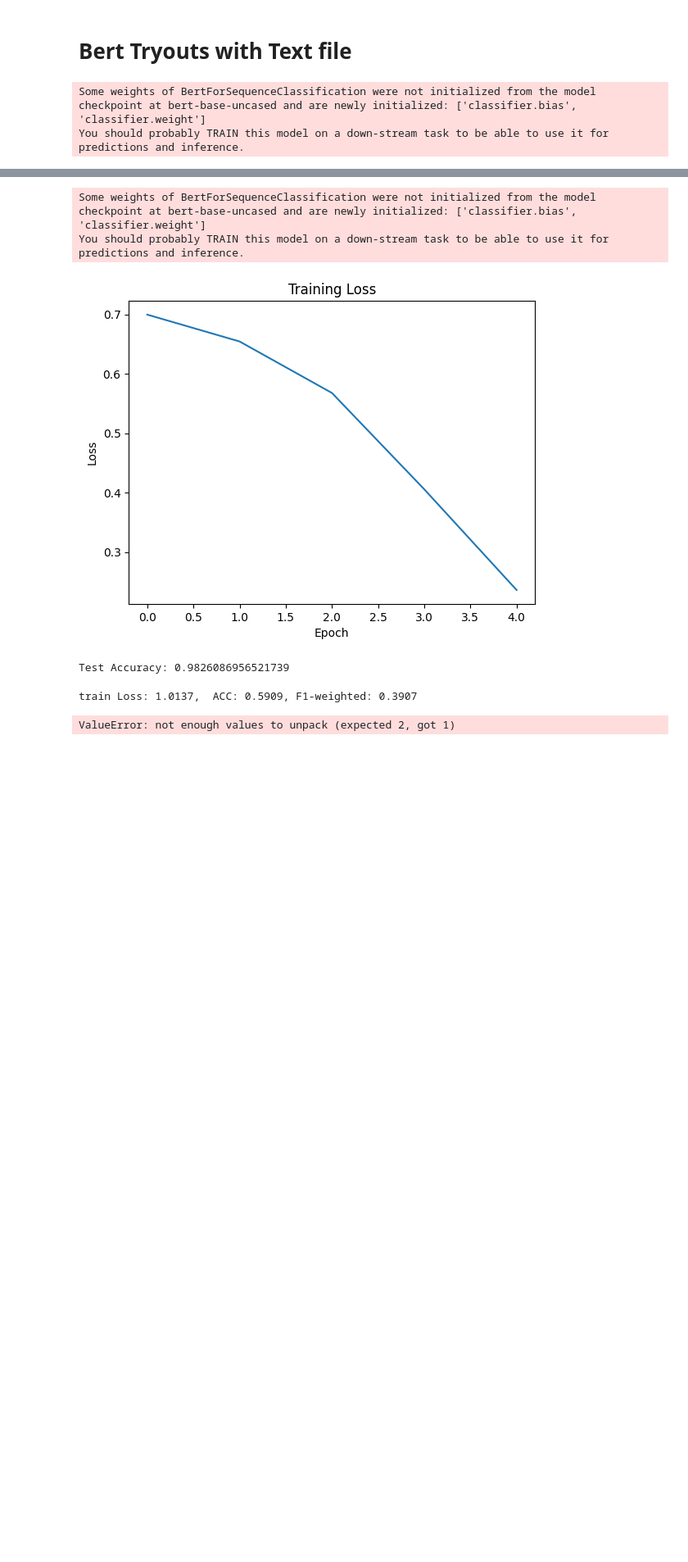
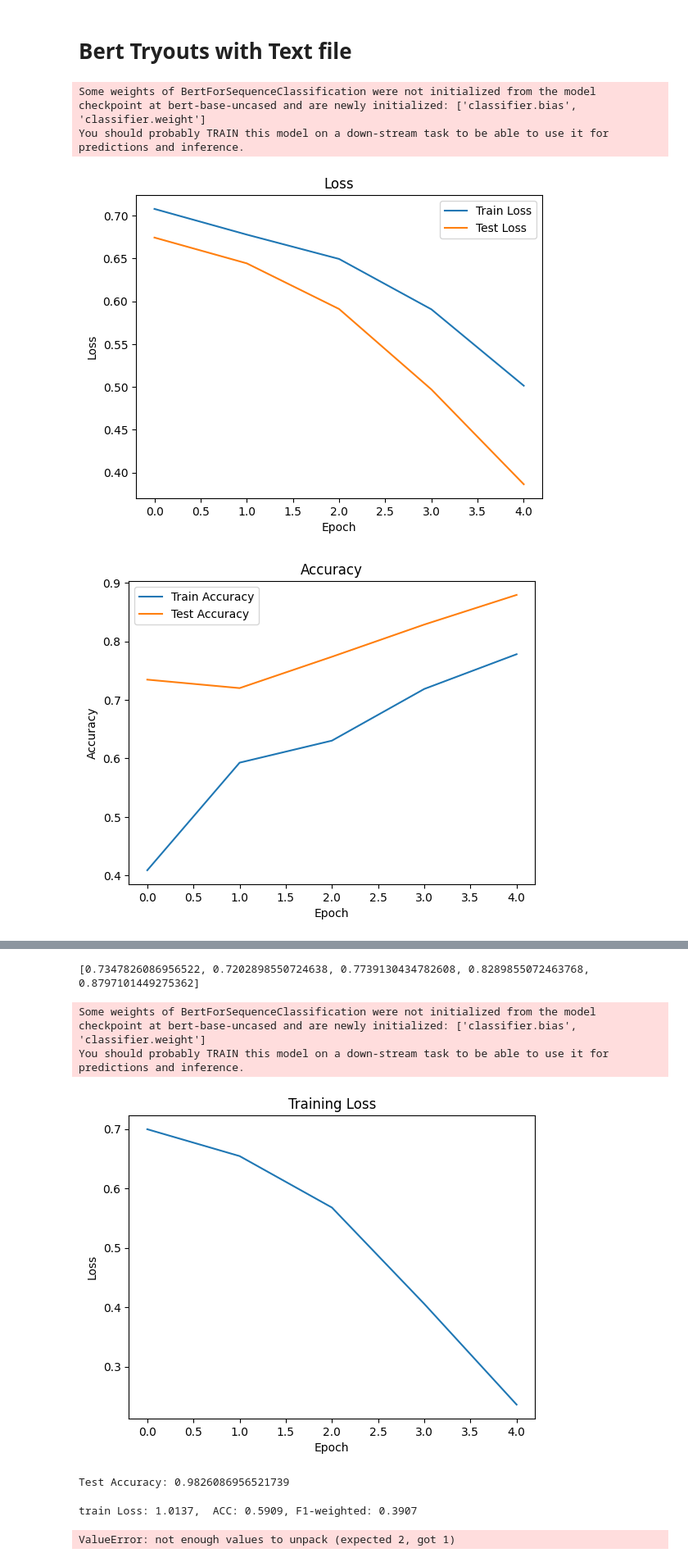
Before and after one commit to sinarollin/Inclusiveness-in-Sarcasm-Detection, a Jupyter notebook: text_try-Bert.ipynb, the cells around one changed output, grey strips where cells are left out. Shown: that part at 82% size. Saved outputs shown, nothing was run; the diff lists cells and outputs as text; code cells hidden in the pictures; blank space fills up the shorter version.

```diff
--- a/text_try-Bert.ipynb
+++ b/text_try-Bert.ipynb
@@ -173,35 +173,37 @@ for epoch in range(epochs):
     train_f1_scores.append(f1_score(epoch_labels, epoch_preds, average='weighted'))
 
     # Evaluate on test data
-    test_loss, test_accuracy, test_f1 = evaluate(model, dataset, device)
+    test_loss, test_accuracy, test_f1 = evaluate(model, dataloader, device)
     test_losses.append(test_loss)
     test_accuracies.append(test_accuracy)
     test_f1_scores.append(test_f1)
 
 # After all epochs, plot the metrics
 plt.plot(train_losses, label='Train Loss')
 plt.plot(test_losses, label='Test Loss')
 plt.title('Loss')
 plt.xlabel('Epoch')
 plt.ylabel('Loss')
 plt.legend()
 plt.show()
 
 plt.plot(train_accuracies, label='Train Accuracy')
 plt.plot(test_accuracies, label='Test Accuracy')
 plt.title('Accuracy')
 plt.xlabel('Epoch')
 plt.ylabel('Accuracy')
 plt.legend()
 plt.show()
 
 plt.plot(train_f1_scores, label='Train F1 Score')
 plt.plot(test_f1_scores, label='Test F1 Score')
 plt.title('F1 Score')
 plt.xlabel('Epoch')
 plt.ylabel('F1 Score')
 plt.legend()
 plt.show()
 # %% [output]
 Some weights of BertForSequenceClassification were not initialized from the model checkpoint at bert-base-uncased and are newly initialized: ['classifier.bias', 'classifier.weight']
 You should probably TRAIN this model on a down-stream task to be able to use it for predictions and inference.
+[figure, added]
+[figure, added]
@@ -208,3 +211,7 @@ You should probably TRAIN this model on a down-stream task to be able to use it
+# %%
+print(test_accuracies)
+# %% [output]
+[0.7347826086956522, 0.7202898550724638, 0.7739130434782608, 0.8289855072463768, 0.8797101449275362]
 # %%
 from transformers import BertForSequenceClassification, BertTokenizer
 from torch.optim import AdamW
```
Also changed, not shown: parts of 1 cell of this notebook.
